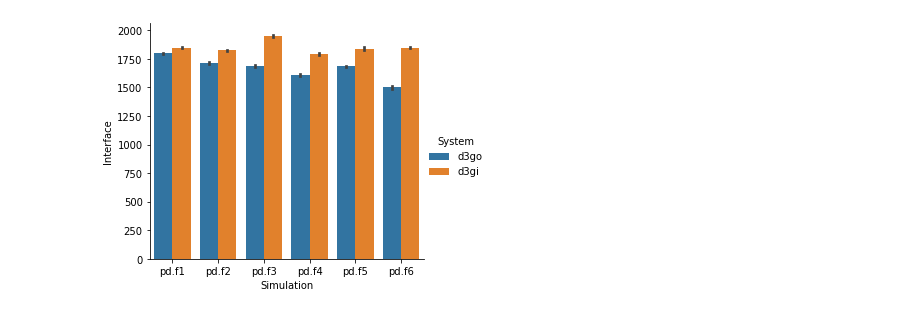
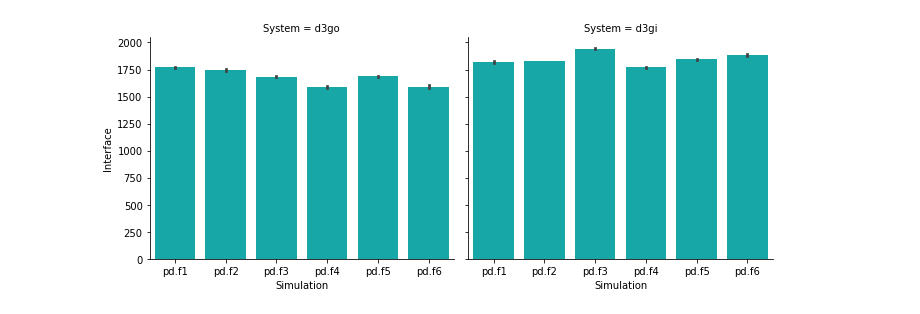
Before and after one commit to brucekhlee/ace, a Jupyter notebook: tutorial/dx_g_cpx/plots.ipynb, the cells around one changed output. Cells and saved outputs as stored; diff of their text form; code cells hidden in the pictures.

```diff
--- a/tutorial/dx_g_cpx/plots.ipynb
+++ b/tutorial/dx_g_cpx/plots.ipynb
@@ -100,10 +100,10 @@ df_pd
 # %%
-pd = sns.catplot(x="Simulation", y="Interface",
-                hue="System",
+d3pd = sns.catplot(x="Simulation", y="Interface",
+                col="System", color='c',
                 data=df_pd, kind="bar",
                 height=4, aspect=1.2);
 # %% [output]
-[figure, old version]
+[figure, new version]
 # %%
 d3_prm_data = {"Interface":[], "System":[], "Simulation":[]}
 for i in range(len(d3gi_prm)):
```
Also changed, not shown: parts of 4 cells of this notebook.
